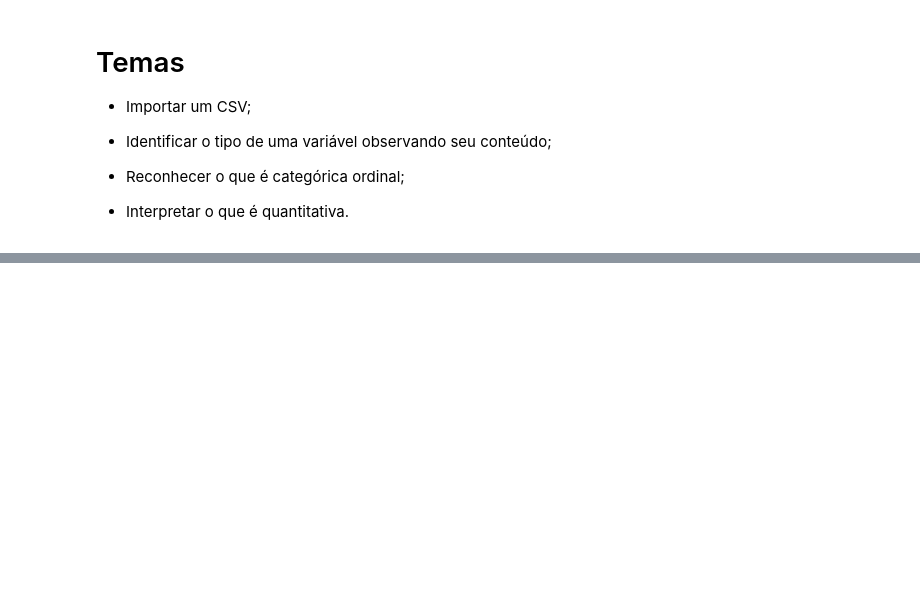
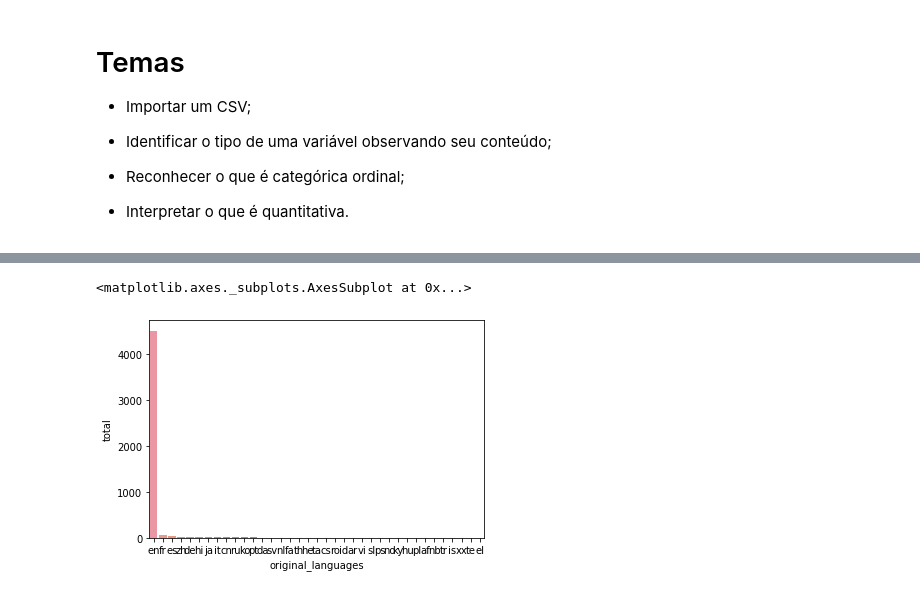
Before and after one commit to matheuspdf/data_science, a Jupyter notebook: Data_Science_analise_e_visualização_de_dados.ipynb, the cells around one changed output, grey strips where cells are left out. Saved outputs shown, nothing was run; the diff lists cells and outputs as text; code cells hidden in the pictures; blank space fills up the shorter version.

```diff
--- a/Data_Science_analise_e_visualização_de_dados.ipynb
+++ b/Data_Science_analise_e_visualização_de_dados.ipynb
@@ -181,0 +296,4 @@ array(['en', 'ja', 'fr', 'zh', 'es', 'de', 'hi', 'ru', 'ko', 'te', 'cn',
+# %%
+contagem_de_lingua = tmdb["original_language"].value_counts().to_frame().reset_index()
+contagem_de_lingua.columns = ['original_languages', 'total']
+contagem_de_lingua.head()
@@ -181,0 +307,5 @@ array(['en', 'ja', 'fr', 'zh', 'es', 'de', 'hi', 'ru', 'ko', 'te', 'cn',
+# %%
+sns.barplot(x = 'original_languages', y = 'total', data = contagem_de_lingua)
+# %% [output]
+<matplotlib.axes._subplots.AxesSubplot at 0x...>
+[figure, added]
```
Also changed, not shown: parts of 26 cells of this notebook.
